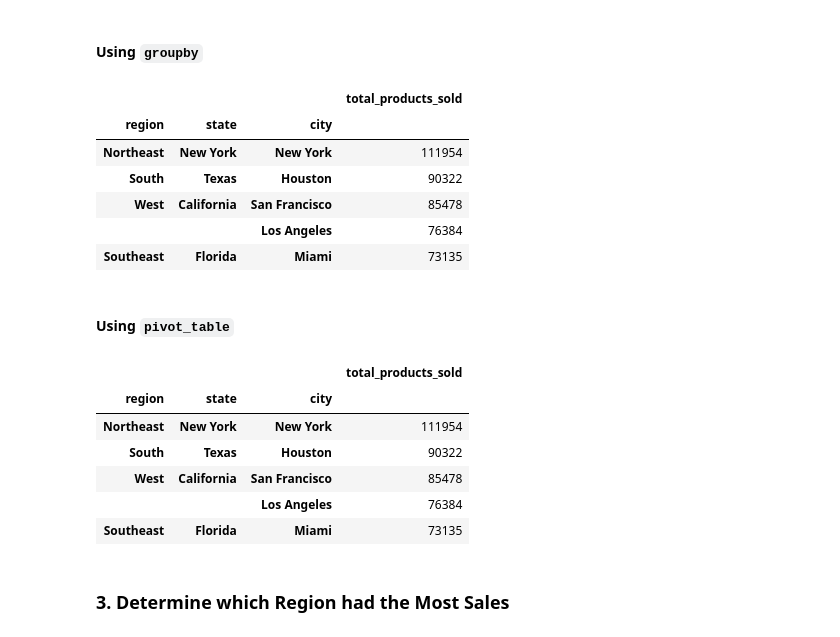
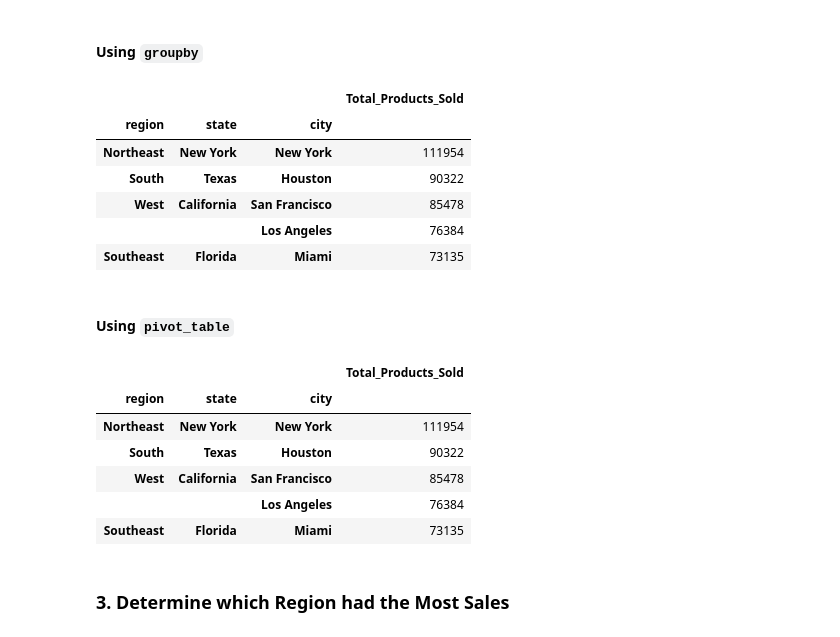
Before and after one commit to Warrens70/athletic_sales_analysis, a Jupyter notebook: Starter_Code/athletic_sales_analysis.ipynb, the cells around one changed output. Cells and saved outputs as stored; diff of their text form; code cells hidden in the pictures.

```diff
--- a/Starter_Code/athletic_sales_analysis.ipynb
+++ b/Starter_Code/athletic_sales_analysis.ipynb
@@ -6,7 +6,11 @@ import pandas as pd
 #### Import CSVs
 # %%
 # Read the CSV files into DataFrames.
+#athletic_sales_2020 = pd.read_csv('Resources/athletic_sales_2020.csv')
+#athletic_sales_2021 = pd.read_csv('Resources/athletic_sales_2021.csv')
 athletic_sales_2020 = pd.read_csv('Resources/athletic_sales_2020.csv')
 athletic_sales_2021 = pd.read_csv('Resources/athletic_sales_2021.csv')
+athletic_sales_2020_df = pd.read_csv('Resources/athletic_sales_2020.csv')
+athletic_sales_2021_df = pd.read_csv('Resources/athletic_sales_2021.csv')
 # %%
 # Display the 2020 sales DataFrame
@@ -91,9 +99,9 @@ dtype: object
 # %%
 # Read the CSV files into DataFrames
 
-combined_sales = pd.concat([athletic_sales_2020, athletic_sales_2021], join="inner", axis="rows")
-combined_sales = combined_sales.reset_index(drop=True)
-combined_sales
+combined_sales_df = pd.concat([athletic_sales_2020_df, athletic_sales_2021_df], axis="rows", join="inner").reset_index(drop=True)
+
+combined_sales_df
 # %% [output]
 |  | retailer | retailer_id | invoice_date | region | state | city | product | price_per_unit | units_sold | ... |
 | 0 | Foot Locker | 1185732 | 1/1/20 | Northeast | New York | New York | Men's Street Footwear | 50 | 1200 | ... |
@@ -149,6 +161,7 @@ dtype: object
 # %%
 # Convert the "invoice_date" to a datetime datatype
-combined_sales['invoice_date'] = pd.to_datetime(combined_sales['invoice_date'])
-
-print(combined_sales.dtypes)
+combined_sales_df['invoice_date'] = pd.to_datetime(combined_sales_df['invoice_date'], format= '%m/%d/%y')
+combined_sales_df['invoice_date'] = combined_sales_df['invoice_date'].dt.strftime('%y-%m-%d')
+combined_sales_df['invoice_date'] = pd.to_datetime(combined_sales_df['invoice_date'])
+combined_sales_df
 # %% [output]
@@ -188,15 +207,13 @@ dtype: object
 #### Using `groupby`
 # %%
 # Show the number products sold for region, state, and city.
-products_sold = combined_sales.groupby(['region', 'state', 'city'])['units_sold'].agg(total_products_sold=("sum"))
+products_sold_df = combined_sales_df.groupby(['region', 'state', 'city'])['units_sold'].agg(Total_Products_Sold=("sum"))
 
 # Rename the sum to "Total_Products_Sold".
-products_sold = products_sold.rename(columns={'sum': 'Total_Products_Sold'})
-
 # Show the top 5 results.
-products_sold.sort_values(by=(["total_products_sold"]),ascending=False).head()
+products_sold_df.sort_values(by=(["Total_Products_Sold"]),ascending=False).head()
 # %% [output]
-|  |  |  | total_products_sold |
+|  |  |  | Total_Products_Sold |
 | region | state | city |  |
 | Northeast | New York | New York | 111954 |
 | South | Texas | Houston | 90322 |
@@ -207,16 +224,13 @@ products_sold.sort_values(by=(["total_products_sold"]),ascending=False).head()
 #### Using `pivot_table`
 # %%
 # Show the number products sold for region, state, and city.
-products_sold = pd.pivot_table(combined_sales,values='units_sold',index=['region', 'state', 'city'], aggfunc='sum')
-
-
-# Rename the "units_sold" column to "Total_Products_Sold"
-all_products_sold=products_sold.rename(columns={'units_sold':"total_products_sold"})
-
+pivot_products_sold_df = pd.pivot_table(combined_sales_df,values='units_sold',index=['region', 'state', 'city'], aggfunc='sum')
+#Rename the "units_sold" column to "Total_Products_Sold"
+pivot_products_sold_df=products_sold_df.rename(columns={'units_sold':"Total_Products_Sold"})
 # Show the top 5 results.
-all_products_sold.sort_values(by=(["total_products_sold"]),ascending=False).head()
+pivot_products_sold_df.sort_values(by=(["Total_Products_Sold"]),ascending=False).head()
 # %% [output]
-|  |  |  | total_products_sold |
+|  |  |  | Total_Products_Sold |
 | region | state | city |  |
 | Northeast | New York | New York | 111954 |
 | South | Texas | Houston | 90322 |
```
Also changed, not shown: parts of 18 cells of this notebook, 3 other files.
